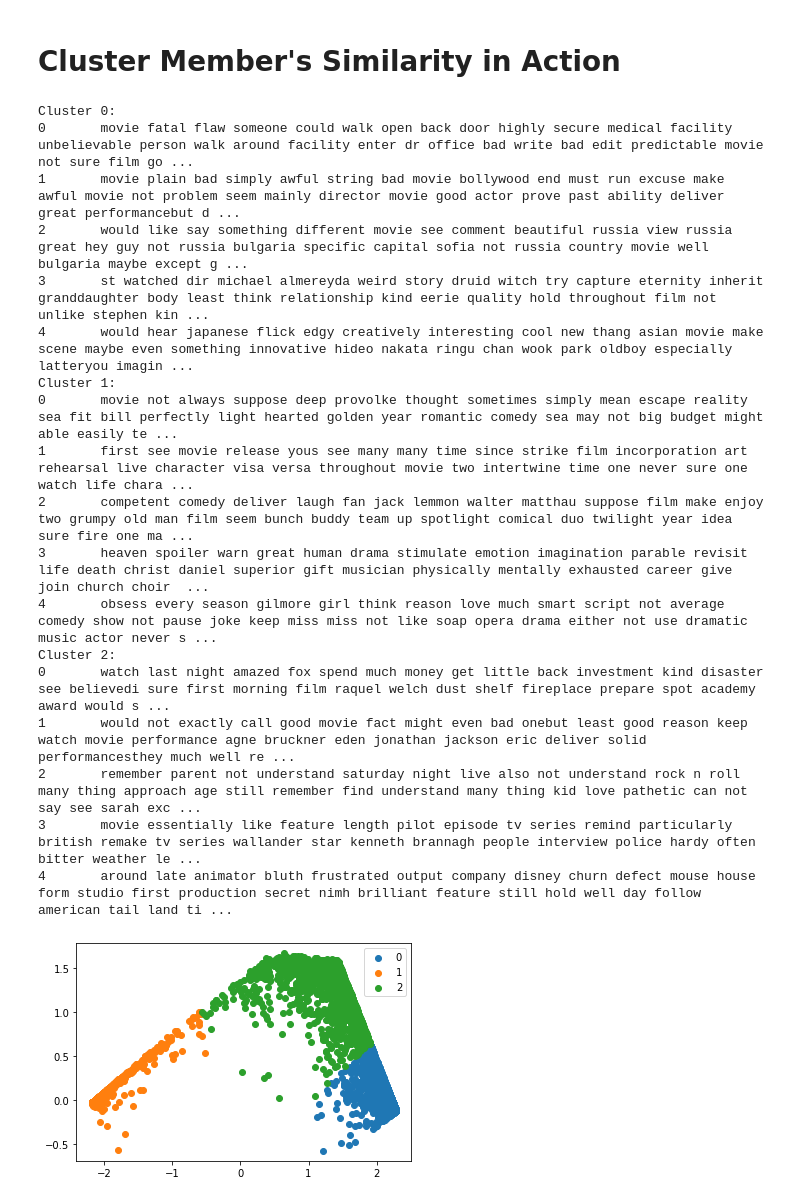
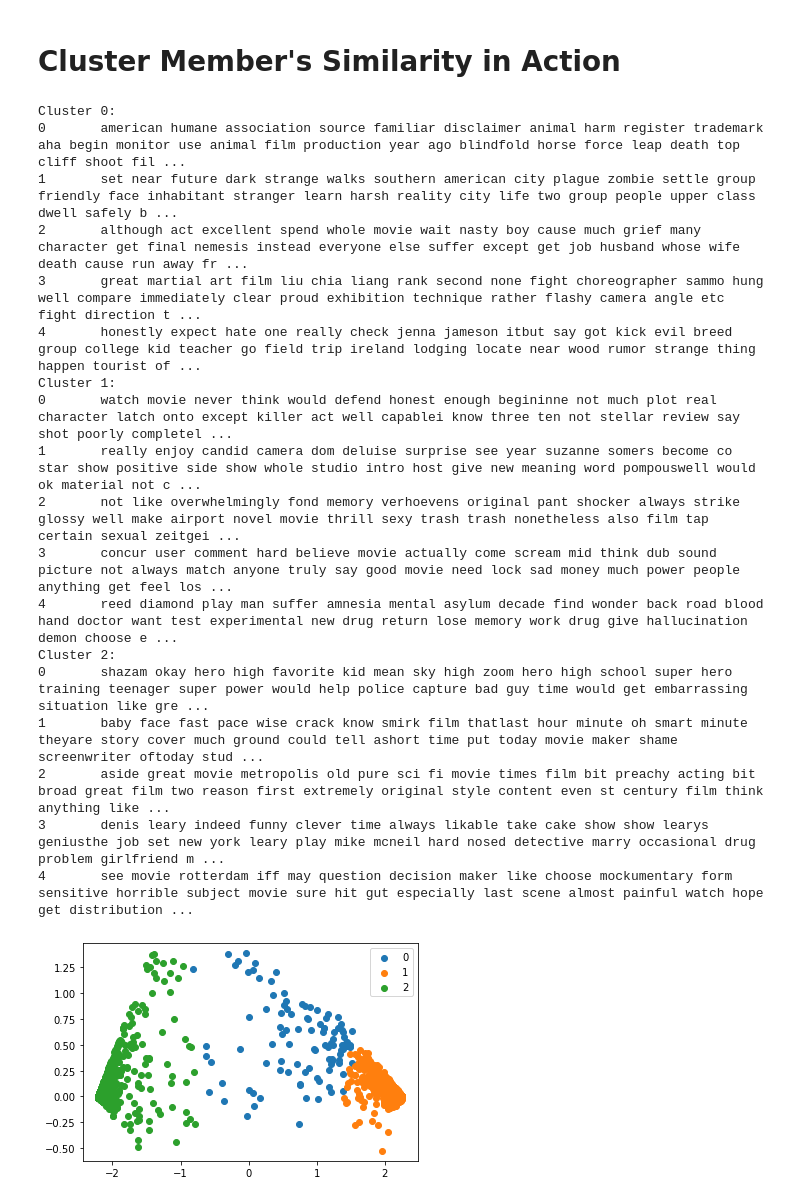
Before and after one commit to mryf323/ml_final_project, a Jupyter notebook: phase2.ipynb, the cells around one changed output. Drawn from its saved outputs; the diff is of its cells as text; code cells hidden in the pictures.

```diff
--- a/phase2.ipynb
+++ b/phase2.ipynb
@@ -122,10 +133,19 @@ cols2show = ['mean_test_adjusted_rand_score',
+# %%
+scoring = {'rand_score': make_scorer(metrics.rand_score),
+           'fowlkes_mallows_score': make_scorer(metrics.fowlkes_mallows_score)}
+cols2show = ['mean_test_rand_score',
+             'rank_test_rand_score',
+             'mean_train_rand_score',
+             'mean_test_fowlkes_mallows_score',
+             'rank_test_fowlkes_mallows_score',
+             'mean_train_fowlkes_mallows_score']
 # %% [markdown]
 # Birch
 # %%
 birtch = Birch()
-n_clusters = list(range(2, 11, 2)) + [20 * i for i in range(1,10)]
-
-birtch = GridSearchCV(birtch, {'n_clusters': n_clusters}, scoring=scoring,  refit='adjusted_rand_score', return_train_score=True, cv=3, n_jobs=-1)
+n_clusters = list(range(2, 11, 2)) + [20 * i for i in range(1, 10)]
+birtch = GridSearchCV(birtch, {'n_clusters': n_clusters}, scoring=scoring, refit='rand_score', return_train_score=True,
+                      cv=3, n_jobs=-1)
 birtch.fit(X_train_vec, Y_train)
 plot_cv_results(birtch.cv_results_, 'n_clusters')
 results = pd.DataFrame(birtch.cv_results_)[cols2show + ['param_n_clusters']]
@@ -154,10 +182,10 @@ plot_clustering(birtch.predict(X_train_vec), X_tsne)
 # %% [markdown]
 # KMeans
 # %%
-n_clusters = list(range(2, 10)) + [4 * i for i in range(4,21)]
+n_clusters = list(range(2, 10)) + [4 * i for i in range(4, 21)]
 kmeans = KMeans()
-scoring = {'adjusted_rand_score':  make_scorer(metrics.adjusted_rand_score), 'adjusted_mutual_info_score':  make_scorer(metrics.adjusted_mutual_info_score)}
-kmeans = GridSearchCV(kmeans, {'n_clusters': n_clusters}, scoring=scoring,  refit='adjusted_rand_score', return_train_score=True, n_jobs=-1)
+kmeans = GridSearchCV(kmeans, {'n_clusters': n_clusters}, scoring=scoring, refit='rand_score', return_train_score=True,
+                      n_jobs=-1)
 kmeans.fit(X_train_vec, Y_train)
 plot_cv_results(kmeans.cv_results_, 'n_clusters')
 results = pd.DataFrame(kmeans.cv_results_)[cols2show + ['param_n_clusters']]
@@ -187,8 +215,8 @@ plot_clustering(kmeans.predict(X_train_vec), X_tsne)
 # GMM
 # %%
 gmm = GaussianMixture()
-scoring = {'adjusted_rand_score':  make_scorer(metrics.adjusted_rand_score), 'adjusted_mutual_info_score':  make_scorer(metrics.adjusted_mutual_info_score)}
-gmm = GridSearchCV(gmm, {'n_components': list(range(2,11)) + [3*i for i in range(4, 10)]}, scoring=scoring,  refit='adjusted_rand_score', return_train_score=True, n_jobs=-1)
+gmm = GridSearchCV(gmm, {'n_components': list(range(2, 11)) + [3 * i for i in range(4, 10)]}, scoring=scoring,
+                   refit='rand_score', return_train_score=True, n_jobs=-1)
 gmm.fit(X_train_vec, Y_train)
 plot_cv_results(gmm.cv_results_, 'n_components')
 results = pd.DataFrame(gmm.cv_results_)[cols2show + ['param_n_components']]
@@ -223,30 +251,30 @@ Y_train_pred = kmeans.predict(X_train_vec)
 # %%
 for i in range(3):
     print(f'Cluster {i}:')
-    points = X_tsne[Y_train_pred == i]
+    points = X_train_pca[Y_train_pred == i]
     plt.scatter(points[:, 0], points[:, 1], label=i)
-    for i,item in enumerate(X_train[Y_train_pred == i].head(5)):
+    for i, item in enumerate(X_train[Y_train_pred == i].head(5)):
         print(f'{i}\t{item}')
 plt.legend()
 plt.show()
 # %% [output]
 Cluster 0:
-0       movie fatal flaw someone could walk open back door highly secure medical facility unbelievable person walk around facility enter dr office bad write bad edit predictable movie not sure film go ...
-1       movie plain bad simply awful string bad movie bollywood end must run excuse make awful movie not problem seem mainly director movie good actor prove past ability deliver great performancebut d ...
-2       would like say something different movie see comment beautiful russia view russia great hey guy not russia bulgaria specific capital sofia not russia country movie well bulgaria maybe except g ...
-3       st watched dir michael almereyda weird story druid witch try capture eternity inherit granddaughter body least think relationship kind eerie quality hold throughout film not unlike stephen kin ...
-4       would hear japanese flick edgy creatively interesting cool new thang asian movie make scene maybe even something innovative hideo nakata ringu chan wook park oldboy especially latteryou imagin ...
+0       american humane association source familiar disclaimer animal harm register trademark aha begin monitor use animal film production year ago blindfold horse force leap death top cliff shoot fil ...
+1       set near future dark strange walks southern american city plague zombie settle group friendly face inhabitant stranger learn harsh reality city life two group people upper class dwell safely b ...
+2       although act excellent spend whole movie wait nasty boy cause much grief many character get final nemesis instead everyone else suffer except get job husband whose wife death cause run away fr ...
+3       great martial art film liu chia liang rank second none fight choreographer sammo hung well compare immediately clear proud exhibition technique rather flashy camera angle etc fight direction t ...
+4       honestly expect hate one really check jenna jameson itbut say got kick evil breed group college kid teacher go field trip ireland lodging locate near wood rumor strange thing happen tourist of ...
 Cluster 1:
-0       movie not always suppose deep provolke thought sometimes simply mean escape reality sea fit bill perfectly light hearted golden year romantic comedy sea may not big budget might able easily te ...
-1       first see movie release yous see many many time since strike film incorporation art rehearsal live character visa versa throughout movie two intertwine time one never sure one watch life chara ...
-2       competent comedy deliver laugh fan jack lemmon walter matthau suppose film make enjoy two grumpy old man film seem bunch buddy team up spotlight comical duo twilight year idea sure fire one ma ...
-3       heaven spoiler warn great human drama stimulate emotion imagination parable revisit life death christ daniel superior gift musician physically mentally exhausted career give join church choir  ...
-4       obsess every season gilmore girl think reason love much smart script not average comedy show not pause joke keep miss miss not like soap opera drama either not use dramatic music actor never s ...
+0       watch movie never think would defend honest enough begininne not much plot real character latch onto except killer act well capablei know three ten not stellar review say shot poorly completel ...
+1       really enjoy candid camera dom deluise surprise see year suzanne somers become co star show positive side show whole studio intro host give new meaning word pompouswell would ok material not c ...
+2       not like overwhelmingly fond memory verhoevens original pant shocker always strike glossy well make airport novel movie thrill sexy trash trash nonetheless also film tap certain sexual zeitgei ...
+3       concur user comment hard believe movie actually come scream mid think dub sound picture not always match anyone truly say good movie need lock sad money much power people anything get feel los ...
+4       reed diamond play man suffer amnesia mental asylum decade find wonder back road blood hand doctor want test experimental new drug return lose memory work drug give hallucination demon choose e ...
 Cluster 2:
-0       watch last night amazed fox spend much money get little back investment kind disaster see believedi sure first morning film raquel welch dust shelf fireplace prepare spot academy award would s ...
-1       would not exactly call good movie fact might even bad onebut least good reason keep watch movie performance agne bruckner eden jonathan jackson eric deliver solid performancesthey much well re ...
-2       remember parent not understand saturday night live also not understand rock n roll many thing approach age still remember find understand many thing kid love pathetic can not say see sarah exc ...
-3       movie essentially like feature length pilot episode tv series remind particularly british remake tv series wallander star kenneth brannagh people interview police hardy often bitter weather le ...
-4       around late animator bluth frustrated output company disney churn defect mouse house form studio first production secret nimh brilliant feature still hold well day follow american tail land ti ...
+0       shazam okay hero high favorite kid mean sky high zoom hero high school super hero training teenager super power would help police capture bad guy time would get embarrassing situation like gre ...
+1       baby face fast pace wise crack know smirk film thatlast hour minute oh smart minute theyare story cover much ground could tell ashort time put today movie maker shame screenwriter oftoday stud ...
+2       aside great movie metropolis old pure sci fi movie times film bit preachy acting bit broad great film two reason first extremely original style content even st century film think anything like ...
+3       denis leary indeed funny clever time always likable take cake show show learys geniusthe job set new york leary play mike mcneil hard nosed detective marry occasional drug problem girlfriend m ...
+4       see movie rotterdam iff may question decision maker like choose mockumentary form sensitive horrible subject movie sure hit gut especially last scene almost painful watch hope get distribution ...
-[figure, old version]
+[figure, new version]
 # %% [markdown]
```
Also changed, not shown: parts of 38 cells of this notebook, 1 other file.
